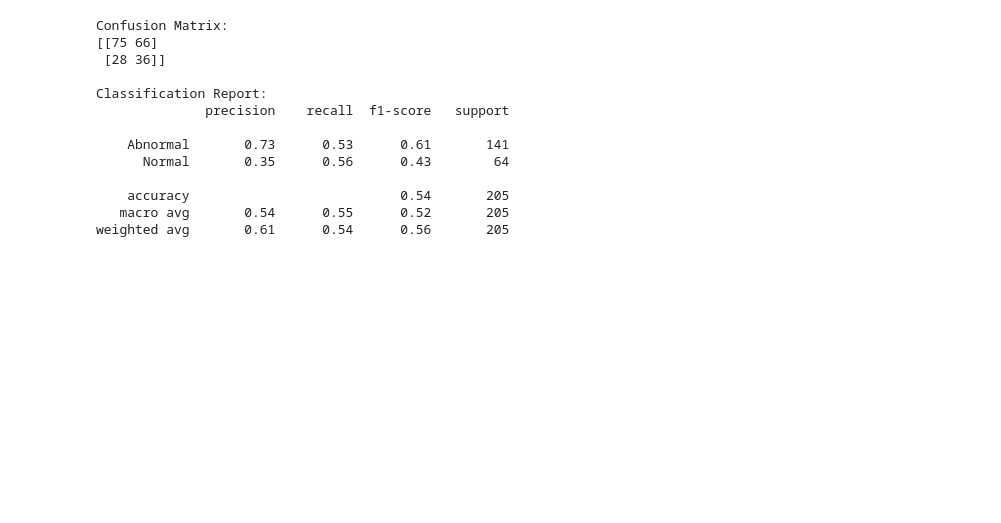
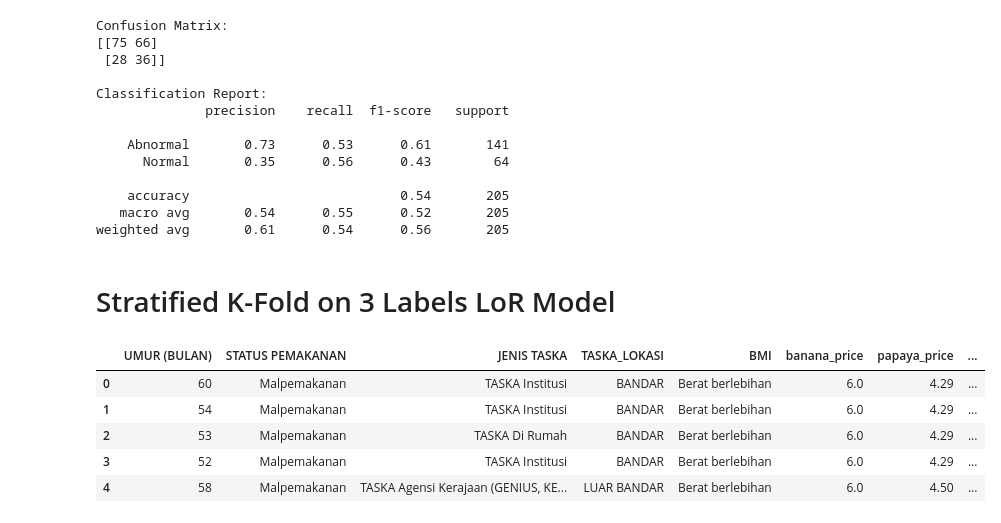
Before and after one commit to j9988/Kids_Nutrition_Level_Predicion, a Jupyter notebook: SVM.ipynb, the cells around one changed output. Cells and saved outputs as stored; diff of their text form; code cells hidden in the pictures; blank space fills up the shorter version.

```diff
--- a/SVM.ipynb
+++ b/SVM.ipynb
@@ -1046,3 +1049,24 @@ Classification Report:
     accuracy                           0.54       205
    macro avg       0.54      0.55      0.52       205
 weighted avg       0.61      0.54      0.56       205
+# %% [markdown]
+# Stratified K-Fold on 3 Labels LoR Model
+# %%
+file_path = "Dataset/svm_model_3labels.csv"
+
+# Read the first line to count the number of columns
+with open(file_path, 'r', encoding='utf-8') as x:
+    ncols = len(x.readline().strip().split(','))
+
+# Load CSV using the correct number of columns
+df_svm_model_3labels = pd.read_csv(file_path, usecols=range(0, ncols))
+
+# Display the DataFrame
+df_svm_model_3labels.head()
+# %% [output]
+|  | UMUR (BULAN) | STATUS PEMAKANAN | JENIS TASKA | TASKA_LOKASI | BMI | banana_price | papaya_price | ... |
+| 0 | 60 | Malpemakanan | TASKA Institusi | BANDAR | Berat berlebihan | 6.0 | 4.29 | ... |
+| 1 | 54 | Malpemakanan | TASKA Institusi | BANDAR | Berat berlebihan | 6.0 | 4.29 | ... |
+| 2 | 53 | Malpemakanan | TASKA Di Rumah | BANDAR | Berat berlebihan | 6.0 | 4.29 | ... |
+| 3 | 52 | Malpemakanan | TASKA Institusi | BANDAR | Berat berlebihan | 6.0 | 4.29 | ... |
+| 4 | 58 | Malpemakanan | TASKA Agensi Kerajaan (GENIUS, KE... | LUAR BANDAR | Berat berlebihan | 6.0 | 4.50 | ... |
```
Also changed, not shown: parts of 10 cells of this notebook, 7 other files.
